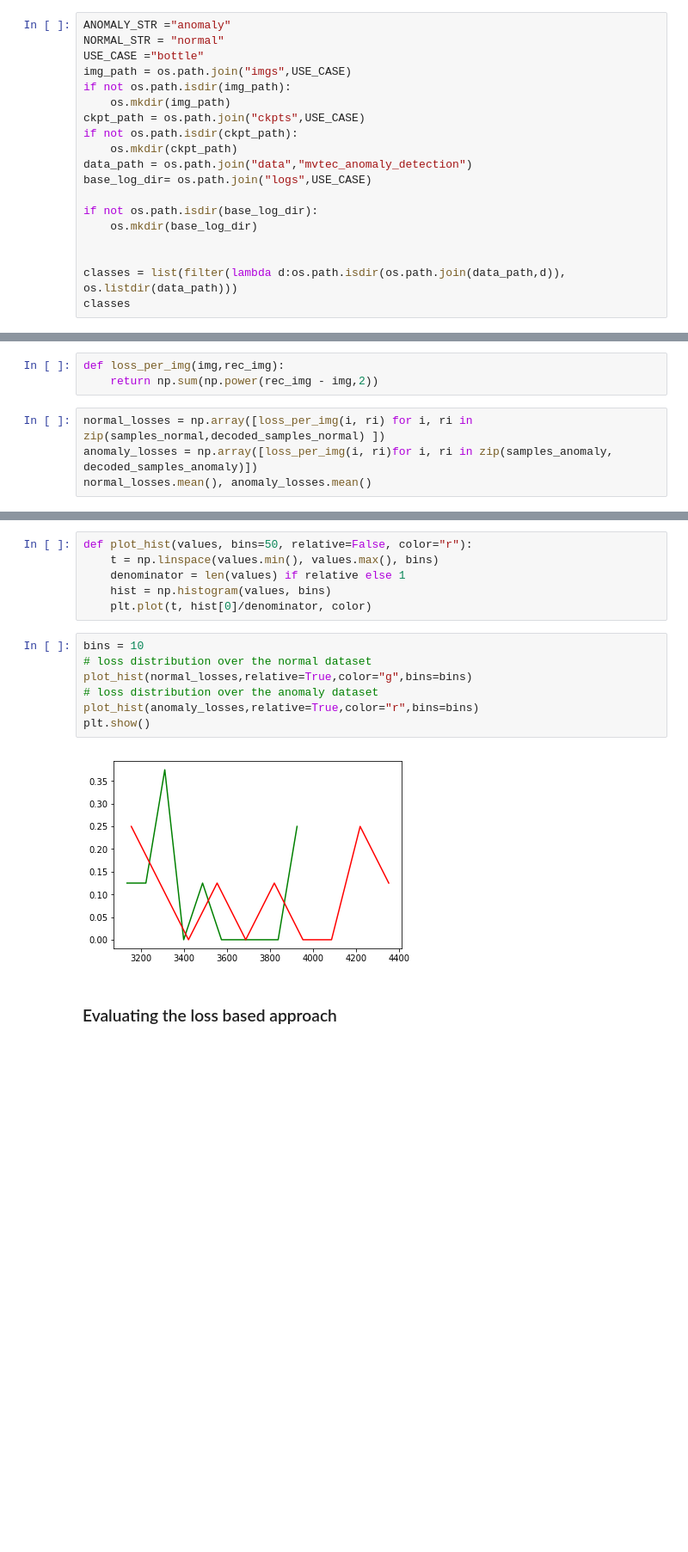
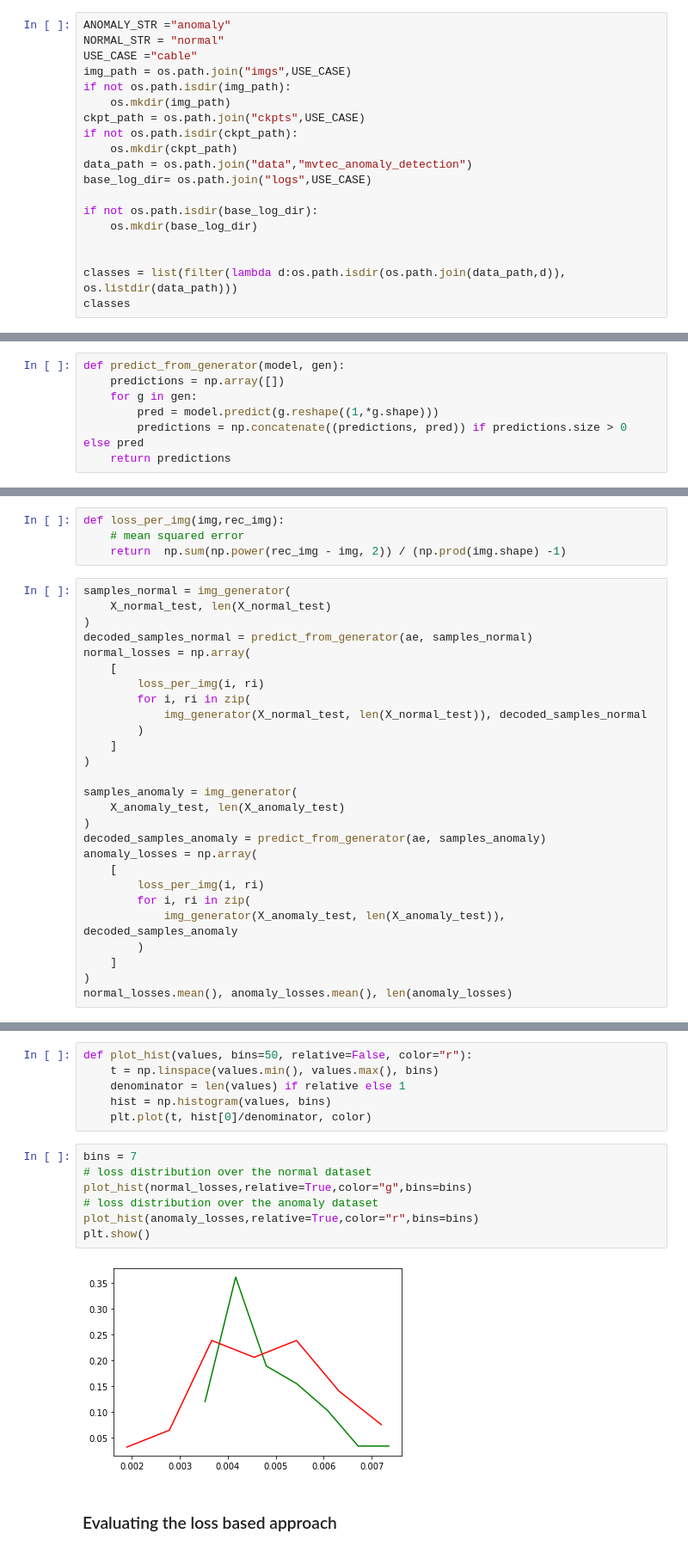
Before and after one commit to ChiShao/cnn-auto-encoder, a Jupyter notebook: anomaly_detector_generator.ipynb, the cells around one changed output, grey strips where cells are left out. Shown at 86% size. Cells and saved outputs as stored; diff of their text form; blank space fills up the shorter version.

```diff
--- a/anomaly_detector_generator.ipynb
+++ b/anomaly_detector_generator.ipynb
@@ -42,7 +37,7 @@ np.random.seed(42)
 # %%
 ANOMALY_STR ="anomaly"
 NORMAL_STR = "normal"
-USE_CASE ="bottle"
+USE_CASE ="cable"
 img_path = os.path.join("imgs",USE_CASE)
 if not os.path.isdir(img_path):
     os.mkdir(img_path)
@@ -415 +426,8 @@ decoded_normal_imgs = decoder.predict(encoded_normal_imgs_test)
+# %%
+def predict_from_generator(model, gen):
+    predictions = np.array([])
+    for g in gen:
+        pred = model.predict(g.reshape((1,*g.shape)))
+        predictions = np.concatenate((predictions, pred)) if predictions.size > 0 else pred
+    return predictions
 # %%
@@ -461,9 +459,33 @@ plot_samples(samples_anomaly,
 ### Computing the reconstruction loss for anomalies and normalities
 # %%
 def loss_per_img(img,rec_img):
-    return np.sum(np.power(rec_img - img,2))
+    # mean squared error
+    return  np.sum(np.power(rec_img - img, 2)) / (np.prod(img.shape) -1)
 # %%
-normal_losses = np.array([loss_per_img(i, ri) for i, ri in zip(samples_normal,decoded_samples_normal) ])
-anomaly_losses = np.array([loss_per_img(i, ri)for i, ri in zip(samples_anomaly, decoded_samples_anomaly)])
-normal_losses.mean(), anomaly_losses.mean()
+samples_normal = img_generator(
+    X_normal_test, len(X_normal_test)
+)
+decoded_samples_normal = predict_from_generator(ae, samples_normal)
+normal_losses = np.array(
+    [
+        loss_per_img(i, ri)
+        for i, ri in zip(
+            img_generator(X_normal_test, len(X_normal_test)), decoded_samples_normal
+        )
+    ]
+)
+
+samples_anomaly = img_generator(
+    X_anomaly_test, len(X_anomaly_test)
+)
+decoded_samples_anomaly = predict_from_generator(ae, samples_anomaly)
+anomaly_losses = np.array(
+    [
+        loss_per_img(i, ri)
+        for i, ri in zip(
+            img_generator(X_anomaly_test, len(X_anomaly_test)), decoded_samples_anomaly
+        )
+    ]
+)
+normal_losses.mean(), anomaly_losses.mean(), len(anomaly_losses)
 # %% [output]
@@ -475,14 +497,14 @@ def plot_hist(values, bins=50, relative=False, color="r"):
     hist = np.histogram(values, bins)
     plt.plot(t, hist[0]/denominator, color)
 # %%
-bins = 10
+bins = 7
 # loss distribution over the normal dataset
 plot_hist(normal_losses,relative=True,color="g",bins=bins)
 # loss distribution over the anomaly dataset
 plot_hist(anomaly_losses,relative=True,color="r",bins=bins)
 plt.show()
 # %% [output]
-[figure, old version]
+[figure, new version]
 # %% [markdown]
 ### Evaluating the loss based approach
 # %%
```
Also changed, not shown: parts of 29 cells of this notebook, 1 other file.
